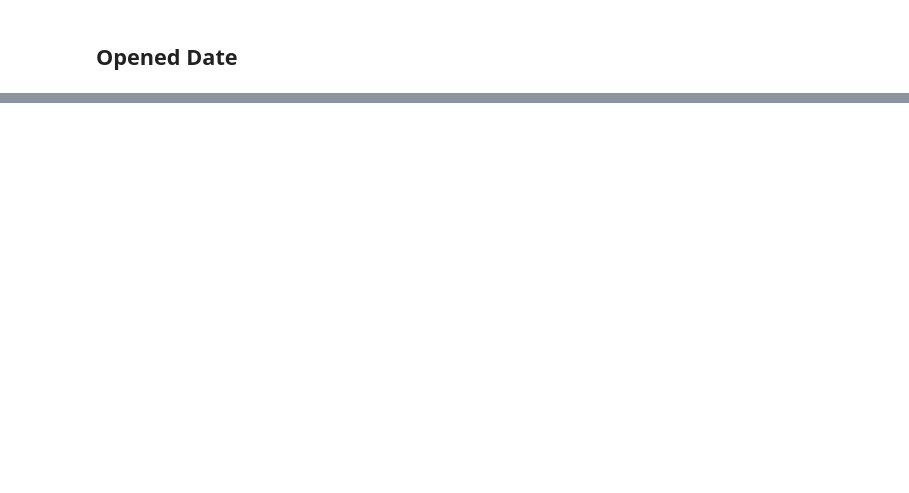
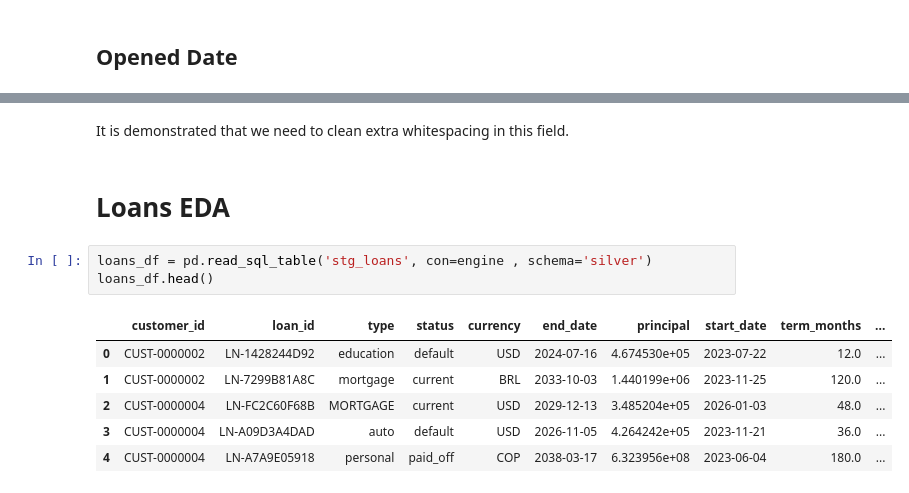
Before and after one commit to Davidgp04/fintech-elt-pyspark-dbt-pipeline, a Jupyter notebook: spark/sql_eda.ipynb, the cells around one changed output, grey strips where cells are left out. Saved outputs shown, nothing was run; the diff lists cells and outputs as text; blank space fills up the shorter version.

```diff
--- a/spark/sql_eda.ipynb
+++ b/spark/sql_eda.ipynb
@@ -369,0 +1689,14 @@ All values must be converted to **lowercase**. Additionally, the following Spani
+# %% [markdown]
+It is demonstrated that we need to clean extra whitespacing in this field.
+# %% [markdown]
+# Loans EDA
+# %%
+loans_df = pd.read_sql_table('stg_loans', con=engine , schema='silver')
+loans_df.head()
+# %% [output]
+|  | customer_id | loan_id | type | status | currency | end_date | principal | start_date | term_months | ... |
+| 0 | CUST-0000002 | LN-1428244D92 | education | default | USD | 2024-07-16 | 4.674530e+05 | 2023-07-22 | 12.0 | ... |
+| 1 | CUST-0000002 | LN-7299B81A8C | mortgage | current | BRL | 2033-10-03 | 1.440199e+06 | 2023-11-25 | 120.0 | ... |
+| 2 | CUST-0000004 | LN-FC2C60F68B | MORTGAGE | current | USD | 2029-12-13 | 3.485204e+05 | 2026-01-03 | 48.0 | ... |
+| 3 | CUST-0000004 | LN-A09D3A4DAD | auto | default | USD | 2026-11-05 | 4.264242e+05 | 2023-11-21 | 36.0 | ... |
+| 4 | CUST-0000004 | LN-A7A9E05918 | personal | paid_off | COP | 2038-03-17 | 6.323956e+08 | 2023-06-04 | 180.0 | ... |
```
Also changed, not shown: parts of 302 cells of this notebook, 3 other files.
